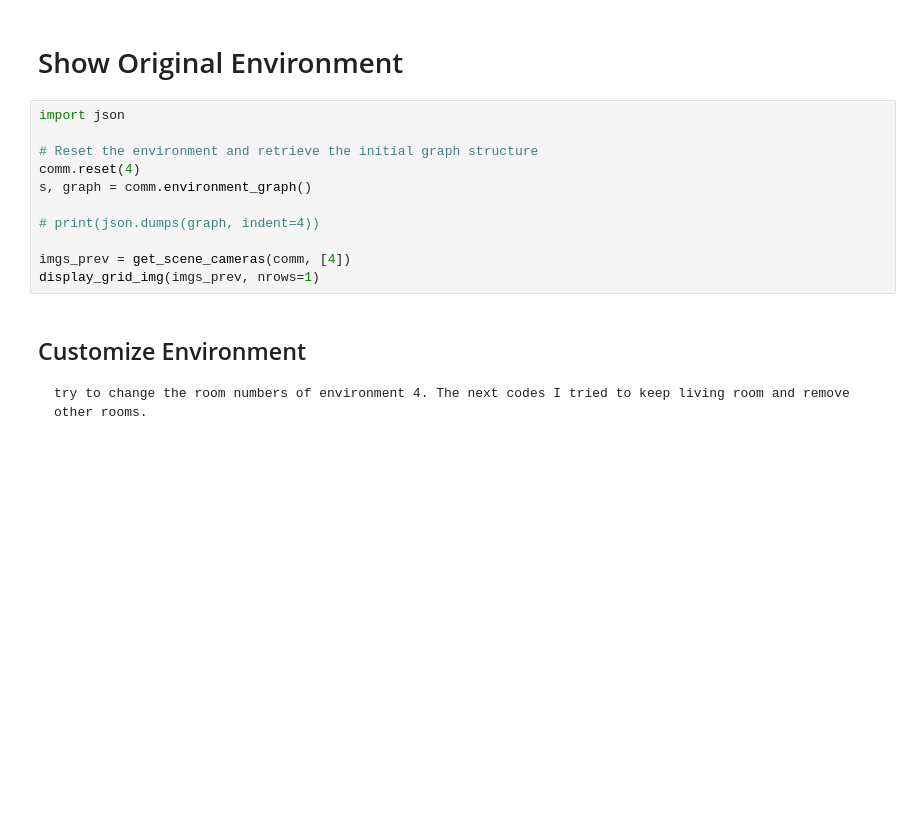
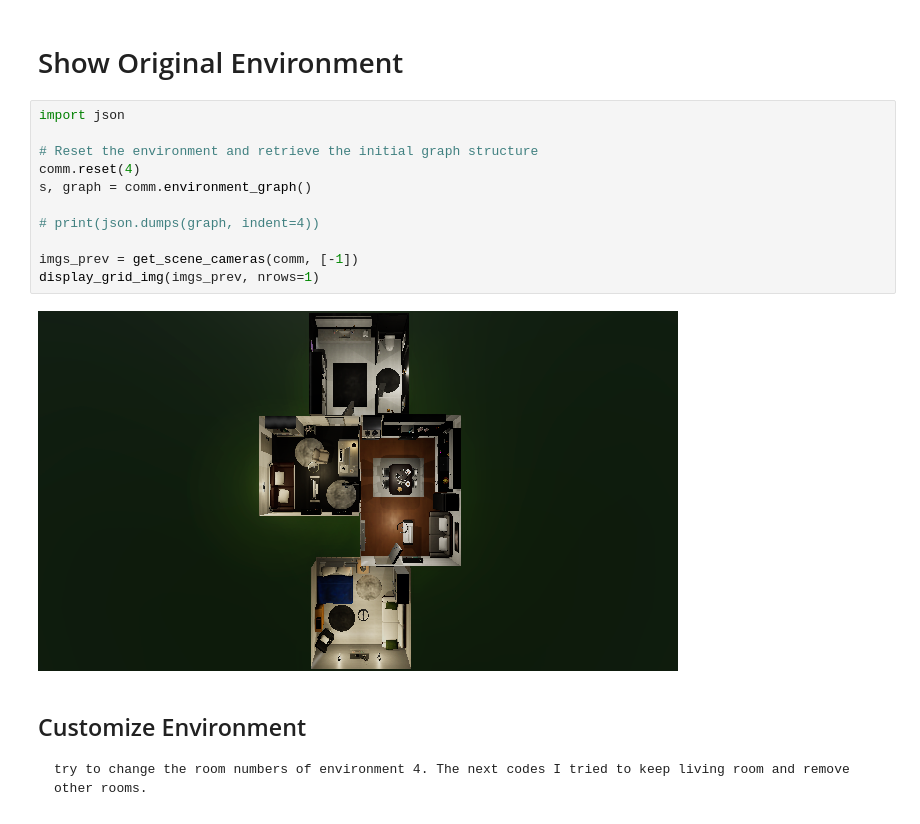
Before and after one commit to Brookzq/virtualhome, a Jupyter notebook: virtualhome/demo/my_dataset.ipynb, the cells around one changed output. Saved outputs shown, nothing was run; the diff lists cells and outputs as text; blank space fills up the shorter version.

````diff
--- a/virtualhome/demo/my_dataset.ipynb
+++ b/virtualhome/demo/my_dataset.ipynb
@@ -20,14 +20,16 @@ from unity_simulator import utils_viz
 # %%
 import json
 
 # Reset the environment and retrieve the initial graph structure
 comm.reset(4)
 s, graph = comm.environment_graph()
 
 # print(json.dumps(graph, indent=4))
 
-imgs_prev = get_scene_cameras(comm, [4])
+imgs_prev = get_scene_cameras(comm, [-1])
 display_grid_img(imgs_prev, nrows=1)
+# %% [output]
+[figure, added]
 # %% [markdown]
 ## Customize Environment
 ```
````
Also changed, not shown: parts of 4 cells of this notebook.
